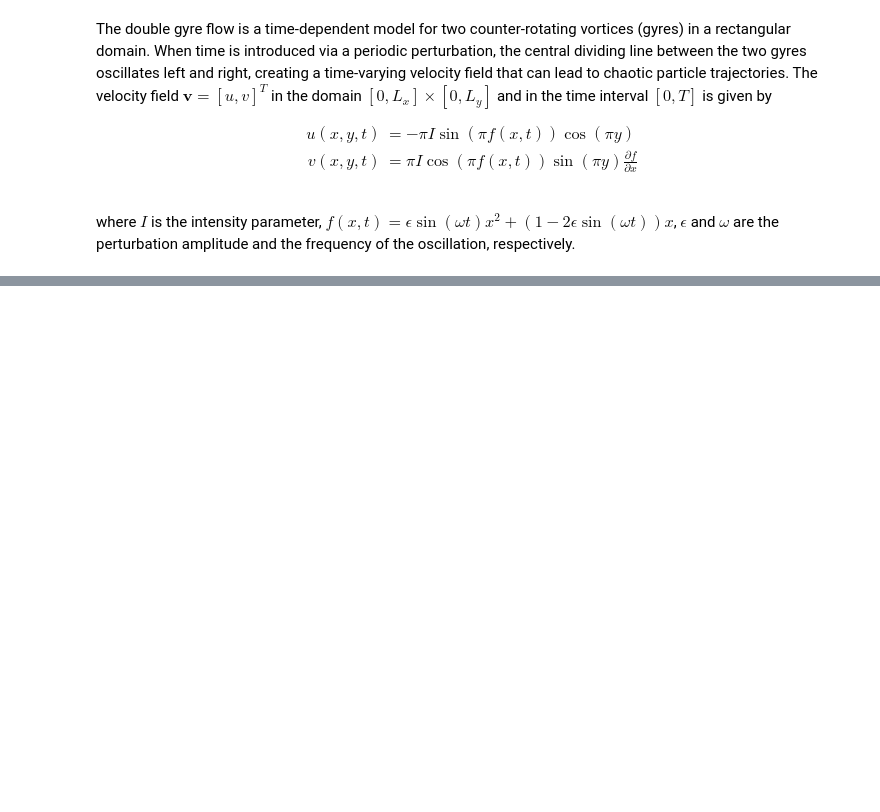
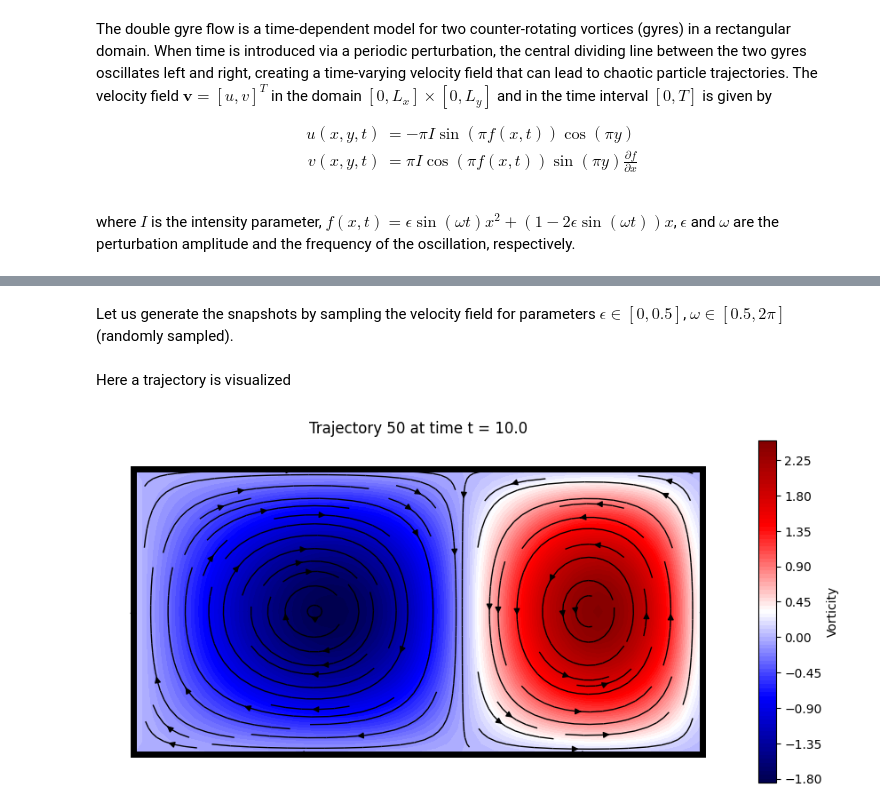
Before and after one commit to pyshred-dev/pyshred, a Jupyter notebook: examples/shred_rom_double_gyre_flow.ipynb, the cells around one changed output, grey strips where cells are left out. Saved outputs shown, nothing was run; the diff lists cells and outputs as text; code cells hidden in the pictures; blank space fills up the shorter version.

```diff
--- a/examples/shred_rom_double_gyre_flow.ipynb
+++ b/examples/shred_rom_double_gyre_flow.ipynb
@@ -331,0 +71,22 @@ interactive(children=(IntSlider(value=0, description='Test case', max=9), IntSli
+# %%
+# SOLVE THE SYSTEM FOR A FIXED TRANSPORT TERM
+
+amplitude = 0.25    # amplitude
+frequency = 5.0     # frequency
+
+# spatial discretization
+nx = 50
+ny = 25
+Lx = 2.0
+Ly = 1.0
+x = np.linspace(0, Lx, nx)
+y = np.linspace(0, Ly, ny)
+nstate = len(x) * len(y)
+
+# temporal discretization
+dt = 0.05
+T = 10.0
+t = np.arange(0, T + dt, dt)
+ntimes = len(t)
+
+u, v = double_gyre_flow(amplitude, frequency, x, y, t)
@@ -331,0 +128,2 @@ interactive(children=(IntSlider(value=0, description='Test case', max=9), IntSli
+# %% [markdown]
+Let us generate the snapshots by sampling the velocity field for parameters $\epsilon\in [0,0.5]$, $\omega \in [0.5, 2\pi]$ (randomly sampled).
@@ -331,0 +165,25 @@ interactive(children=(IntSlider(value=0, description='Test case', max=9), IntSli
+# %% [markdown]
+Here a trajectory is visualized
+# %%
+# DATA VISUALIZATION
+
+from ipywidgets import interact, IntSlider
+
+def plot_data(which_trajectory, which_time):
+
+    offset = 0.1
+
+    plt.figure(figsize = (10,5))
+    cont = plt.contourf(x, y, vorticity(U[which_trajectory, which_time], V[which_trajectory, which_time]).T, cmap = 'seismic', levels = 100)
+    plt.colorbar(cont, label='Vorticity', orientation='vertical', pad=0.04, aspect=20, fraction=0.05)
+    plt.streamplot(x, y, U[which_trajectory, which_time].T, V[which_trajectory, which_time].T, color='black', linewidth = 1, density = 1)
+    plt.axis('off')
+    plt.axis([0 - offset, Lx + offset, 0 - offset, Ly + offset])
+    plt.title(f'Trajectory {which_trajectory} at time t = {round(t[which_time], 3)}')
+    plt.grid(True)
+    plt.gca().add_patch(patches.Rectangle((0, 0), Lx, Ly, linewidth = 5, edgecolor = 'black', facecolor = 'none'))
+
+# interact(plot_data, which_trajectory = IntSlider(min = 0, max = ntrajectories - 1, step = 1, description='Trajectory'), which_time = IntSlider(min = 0, max = ntimes - 1, step = 1, description='Time step'));
+plot_data(50, -1)
+# %% [output]
+[figure, added]
```
Also changed, not shown: parts of 80 cells of this notebook, 10 other files.
